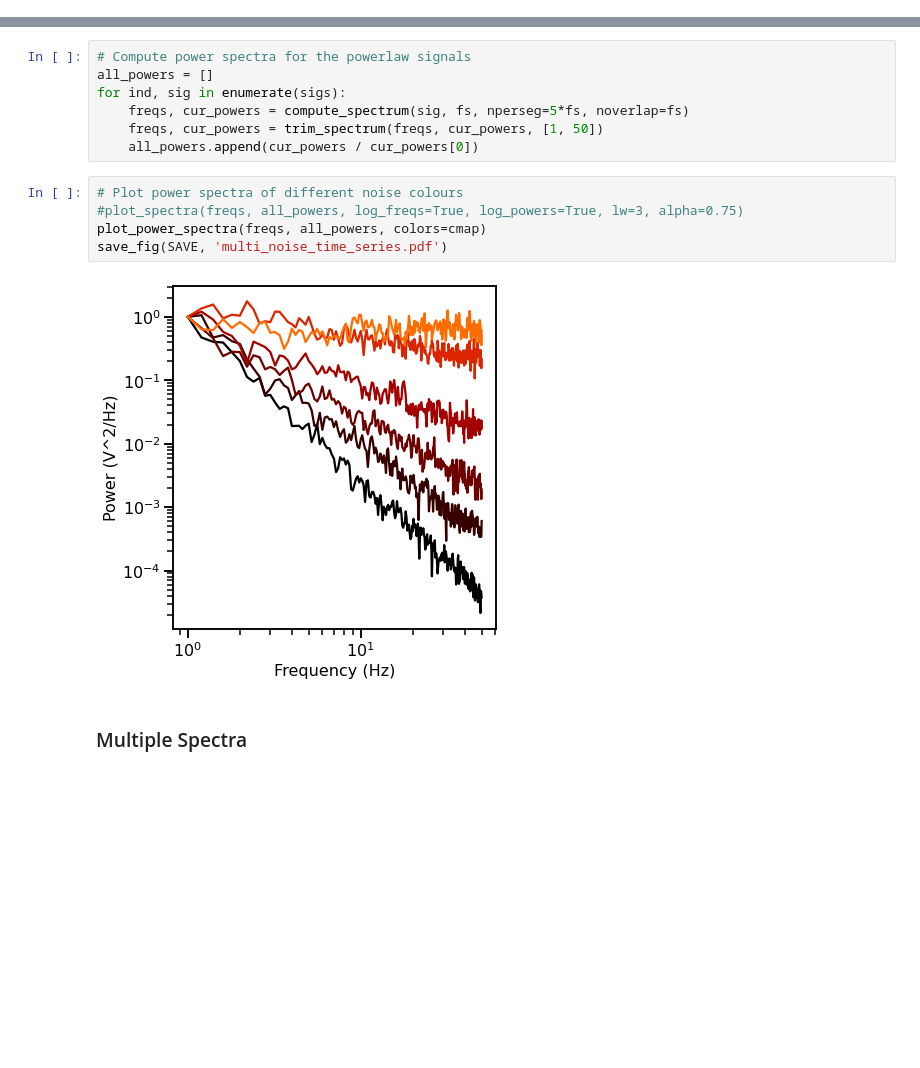
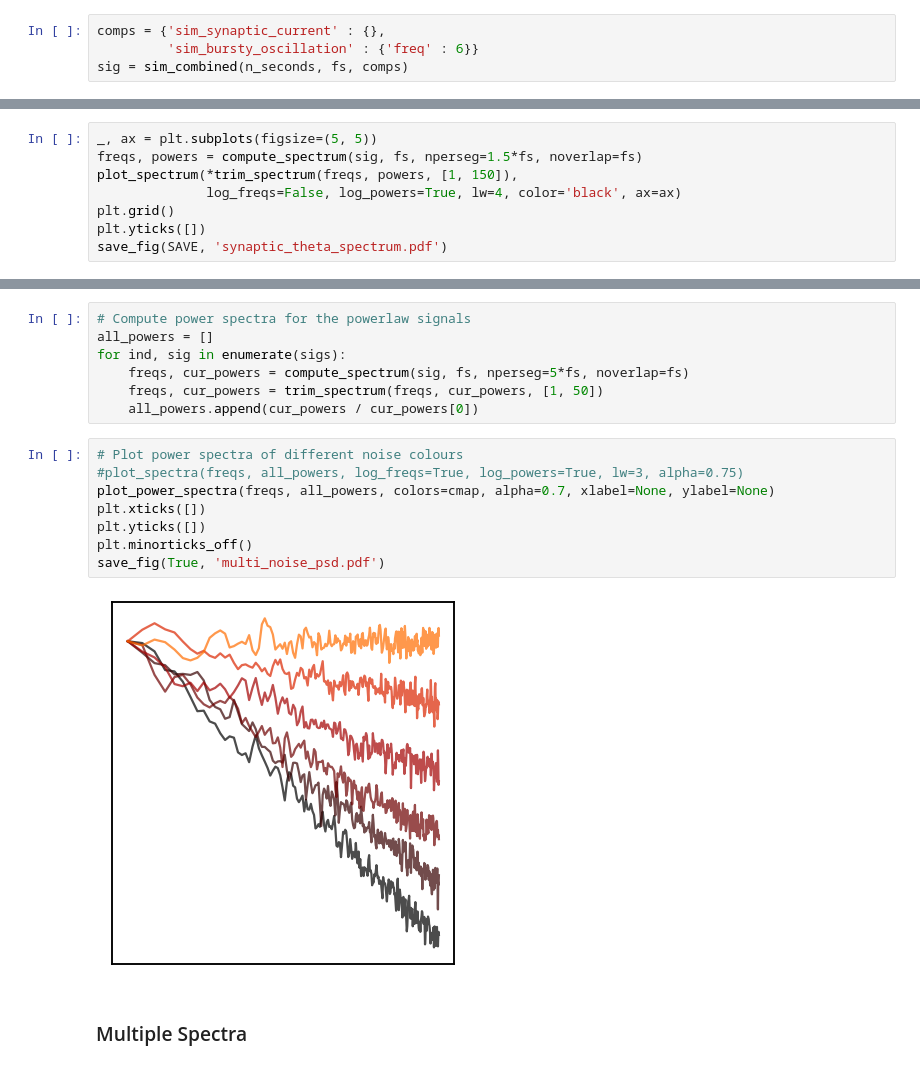
Before and after one commit to TomDonoghue/OverviewFigures, a Jupyter notebook: simulations.ipynb, the cells around one changed output, grey strips where cells are left out. Saved outputs shown, nothing was run; the diff lists cells and outputs as text; blank space fills up the shorter version.

```diff
--- a/simulations.ipynb
+++ b/simulations.ipynb
@@ -100,0 +121,4 @@ save_fig(SAVE, 'oscillation_spectrum.pdf')
+# %%
+comps = {'sim_synaptic_current' : {},
+         'sim_bursty_oscillation' : {'freq' : 6}}
+sig = sim_combined(n_seconds, fs, comps)
@@ -100,0 +131,8 @@ save_fig(SAVE, 'oscillation_spectrum.pdf')
+# %%
+_, ax = plt.subplots(figsize=(5, 5))
+freqs, powers = compute_spectrum(sig, fs, nperseg=1.5*fs, noverlap=fs)
+plot_spectrum(*trim_spectrum(freqs, powers, [1, 150]),
+              log_freqs=False, log_powers=True, lw=4, color='black', ax=ax)
+plt.grid()
+plt.yticks([])
+save_fig(SAVE, 'synaptic_theta_spectrum.pdf')
@@ -125,10 +167,13 @@ for ind, sig in enumerate(sigs):
 # %%
 # Plot power spectra of different noise colours
 #plot_spectra(freqs, all_powers, log_freqs=True, log_powers=True, lw=3, alpha=0.75)
-plot_power_spectra(freqs, all_powers, colors=cmap)
-save_fig(SAVE, 'multi_noise_time_series.pdf')
+plot_power_spectra(freqs, all_powers, colors=cmap, alpha=0.7, xlabel=None, ylabel=None)
+plt.xticks([])
+plt.yticks([])
+plt.minorticks_off()
+save_fig(True, 'multi_noise_psd.pdf')
 # %% [output]
-[figure, old version]
+[figure, new version]
 # %% [markdown]
 ### Multiple Spectra
 # %%
```
Also changed, not shown: parts of 14 cells of this notebook.
